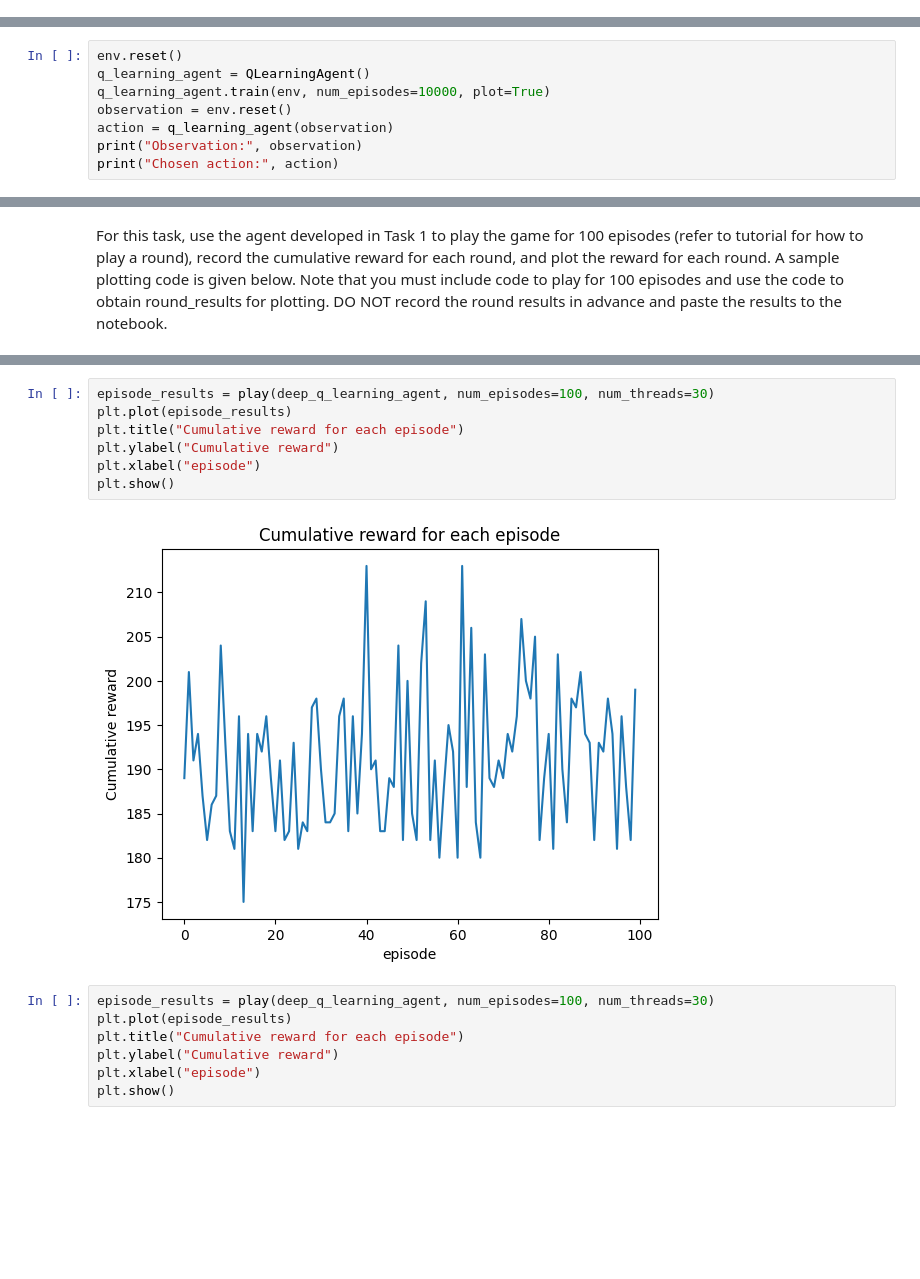
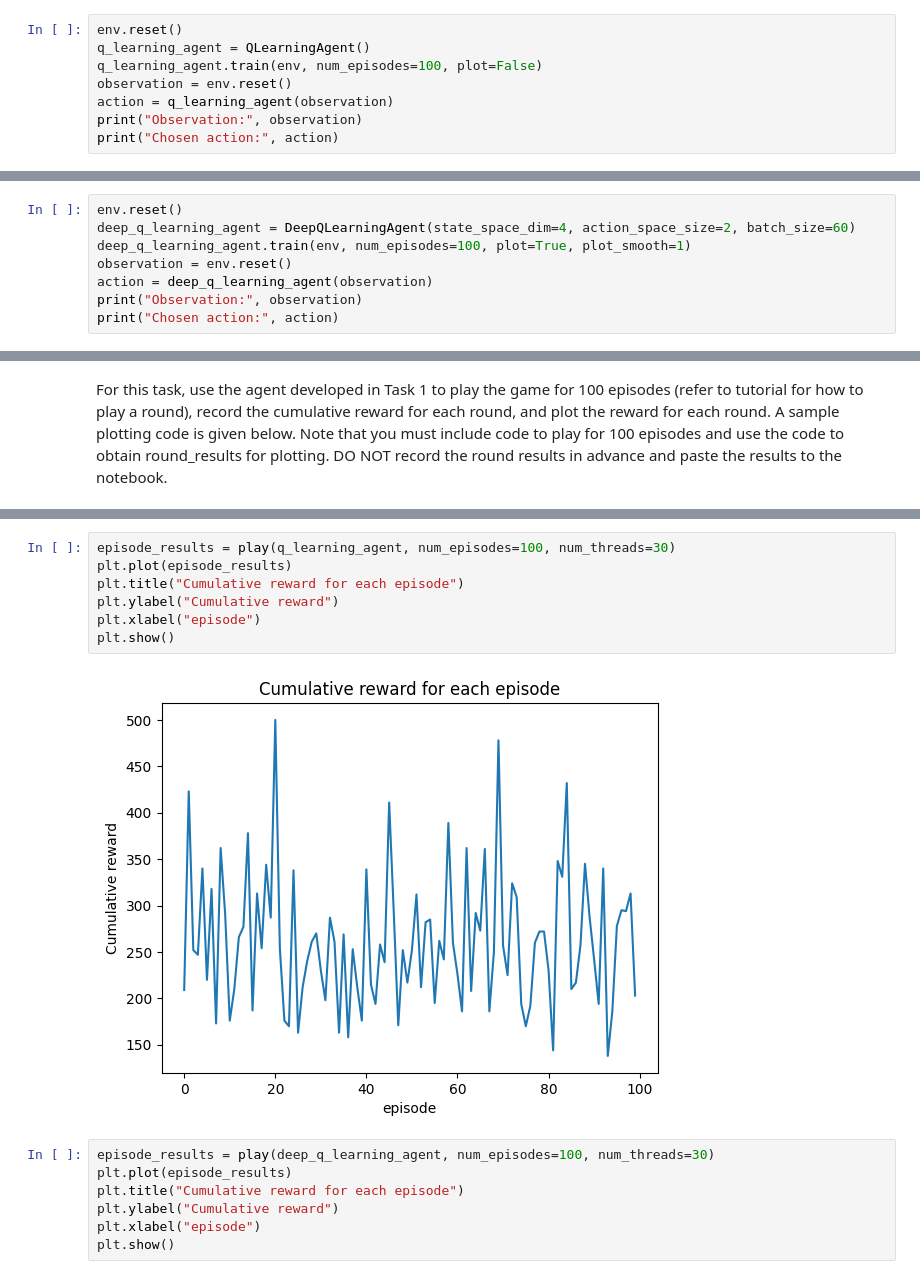
Before and after one commit to ruochee723/SC3000-Balancing-Pole-on-Cart, a Jupyter notebook: src/cartpole.ipynb, the cells around one changed output, grey strips where cells are left out. Cells and saved outputs as stored; diff of their text form; blank space fills up the shorter version.

```diff
--- a/src/cartpole.ipynb
+++ b/src/cartpole.ipynb
@@ -281,0 +277,8 @@ class QLearningAgent(TrainableAgent):
+# %%
+env.reset()
+q_learning_agent = QLearningAgent()
+q_learning_agent.train(env, num_episodes=100, plot=False)
+observation = env.reset()
+action = q_learning_agent(observation)
+print("Observation:", observation)
+print("Chosen action:", action)
@@ -546,9 +588,9 @@ For Task 1, we can show the observation and chosen action below:
 # %%
 env.reset()
-q_learning_agent = QLearningAgent()
-q_learning_agent.train(env, num_episodes=10000, plot=True)
+deep_q_learning_agent = DeepQLearningAgent(state_space_dim=4, action_space_size=2, batch_size=60)
+deep_q_learning_agent.train(env, num_episodes=100, plot=True, plot_smooth=1)
 observation = env.reset()
-action = q_learning_agent(observation)
+action = deep_q_learning_agent(observation)
 print("Observation:", observation)
 print("Chosen action:", action)
 # %% [output]
@@ -629,12 +680,12 @@ NameError: name 'env' is not defined
 # %%
-episode_results = play(deep_q_learning_agent, num_episodes=100, num_threads=30)
+episode_results = play(q_learning_agent, num_episodes=100, num_threads=30)
 plt.plot(episode_results)
 plt.title("Cumulative reward for each episode")
 plt.ylabel("Cumulative reward")
 plt.xlabel("episode")
 plt.show()
 # %% [output]
-[figure, old version]
+[figure, new version]
 # %%
 episode_results = play(deep_q_learning_agent, num_episodes=100, num_threads=30)
 plt.plot(episode_results)
```
Also changed, not shown: parts of 13 cells of this notebook, 2 other files.
